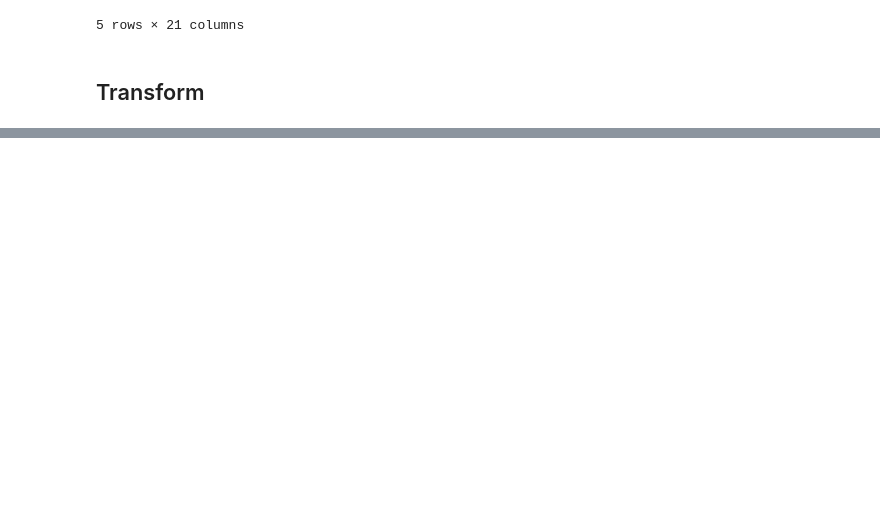
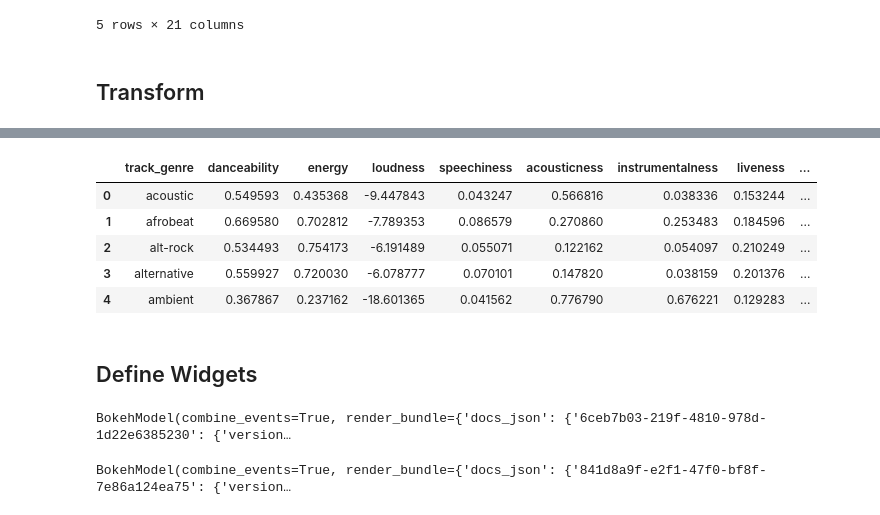
Before and after one commit to sjsu-cs133-f25/team2-spotify-music, a Jupyter notebook: notebooks/04_dashboard.ipynb, the cells around one changed output, grey strips where cells are left out. Drawn from its saved outputs; the diff is of its cells as text; code cells hidden in the pictures; blank space fills up the shorter version.

Commit message:
Defined panels and widgets for "features vs. popularity by genre"

```diff
--- a/notebooks/04_dashboard.ipynb
+++ b/notebooks/04_dashboard.ipynb
@@ -70,0 +115,77 @@ songs_pvf.info()
+# %%
+# Create table summarizing means of each audio feature for each genre
+genre_summary = songs_pvf.groupby('track_genre')[audio_features].mean().reset_index()
+display(genre_summary.head())
+# %% [output]
+|  | track_genre | danceability | energy | loudness | speechiness | acousticness | instrumentalness | liveness | ... |
+| 0 | acoustic | 0.549593 | 0.435368 | -9.447843 | 0.043247 | 0.566816 | 0.038336 | 0.153244 | ... |
+| 1 | afrobeat | 0.669580 | 0.702812 | -7.789353 | 0.086579 | 0.270860 | 0.253483 | 0.184596 | ... |
+| 2 | alt-rock | 0.534493 | 0.754173 | -6.191489 | 0.055071 | 0.122162 | 0.054097 | 0.210249 | ... |
+| 3 | alternative | 0.559927 | 0.720030 | -6.078777 | 0.070101 | 0.147820 | 0.038159 | 0.201376 | ... |
+| 4 | ambient | 0.367867 | 0.237162 | -18.601365 | 0.041562 | 0.776790 | 0.676221 | 0.129283 | ... |
+# %% [markdown]
+## Define Widgets
+# %%
+# Defining widgets for "overview + details" panel
+
+feature_picker = pnw.Select(name='Feature', options=audio_features)
+
+def create_summary_plot(data, feature):
+    genre_summary_melted = pd.melt(data, id_vars='track_genre', value_vars=audio_features, var_name='Audio Feature', value_name='Average Value')
+    filtered_data = genre_summary_melted[genre_summary_melted['Audio Feature'] == feature]
+    fig = px.bar(filtered_data, x='track_genre', y='Average Value',
+                 title=f'Average {feature.capitalize()} per Genre',
+                 color='Audio Feature',
+                 width=1500)
+    fig.update_layout(xaxis_tickangle=-45)
+
+    return fig
+
+plot1 = pn.bind(create_summary_plot,
+                data=genre_summary,
+                feature=feature_picker
+                )
+
+feature_summary_panel = pn.Column(
+    pn.Row(feature_picker),
+    plot1
+)
+feature_summary_panel
+# %% [output]
+BokehModel(combine_events=True, render_bundle={'docs_json': {'6ceb7b03-219f-4810-978d-1d22e6385230': {'version…
+# %%
+# Defining widgets for scatter plot showing features vs. popularity by genre
+
+x_axis_picker = pnw.Select(name='X-Axis', options=audio_features)
+opacity_slider = pnw.FloatSlider(name='Opacity', start=0.1, end=1.0, step=0.1, value=0.5)
+genre_picker = pnw.MultiChoice(name='Genres', options=genres)
+
+def create_scatter_plot(data, x_axis, opacity, selected_genres):
+    if selected_genres:
+        data = data[data['track_genre'].isin(selected_genres)]
+
+    fig = px.scatter(
+        data,
+        x=x_axis,
+        y='popularity',
+        color='popularity_bucket',
+        opacity=opacity,
+        title=f'Scatter Plot of {x_axis} vs Popularity <br>for {selected_genres} Genres',
+        labels={x_axis: x_axis.capitalize(), 'popularity': 'Popularity'}
+    )
+    return fig
+
+plot2 = pn.bind(create_scatter_plot,
+                data=songs_pvf,
+                x_axis=x_axis_picker,
+                opacity=opacity_slider,
+                selected_genres=genre_picker
+                )
+
+feature_v_popularity_panel = pn.Column(
+    pn.Row(x_axis_picker, opacity_slider),
+    pn.Row(plot2,genre_picker)
+)
+feature_v_popularity_panel
+# %% [output]
+BokehModel(combine_events=True, render_bundle={'docs_json': {'841d8a9f-e2f1-47f0-bf8f-7e86a124ea75': {'version…
```
Also changed, not shown: parts of 2 cells of this notebook.
